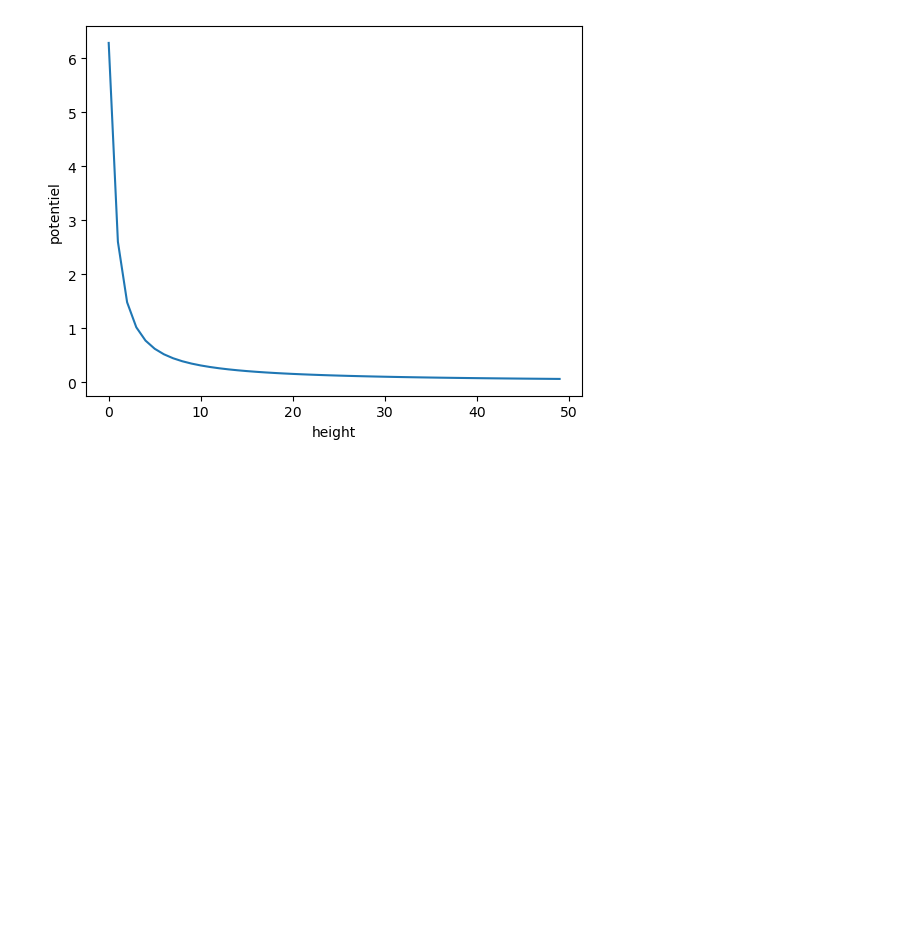
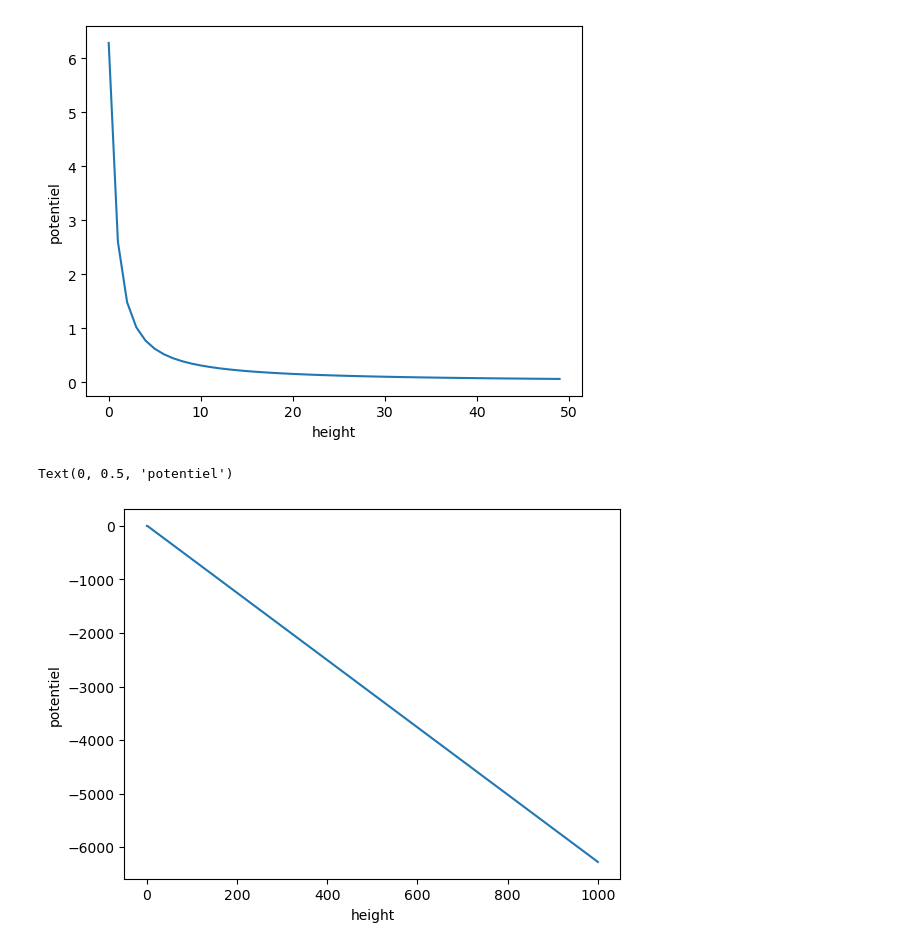
Before and after one commit to JiPang22/22-12-19, a Jupyter notebook: Untitled.ipynb, the cells around one changed output. Saved outputs shown, nothing was run; the diff lists cells and outputs as text; code cells hidden in the pictures; blank space fills up the shorter version.

```diff
--- a/Untitled.ipynb
+++ b/Untitled.ipynb
@@ -39,3 +39,13 @@ for low in range(1):
     plt.xlabel('height');plt.ylabel('potentiel')
 # %% [output]
 [figure]
+# %%
+def f(z):
+    low=1;G=1;m=1;a=1
+    return 2*pi*m*low*G*z*((a**2+z**2)**(-1/2)-1)
+
+plt.plot([z for z in range(1001)],[f(z) for z in range(1001)])
+plt.xlabel('height');plt.ylabel('potentiel')
+# %% [output]
+Text(0, 0.5, 'potentiel')
+[figure, added]
```
Also changed, not shown: parts of 2 cells of this notebook, 1 other file.
